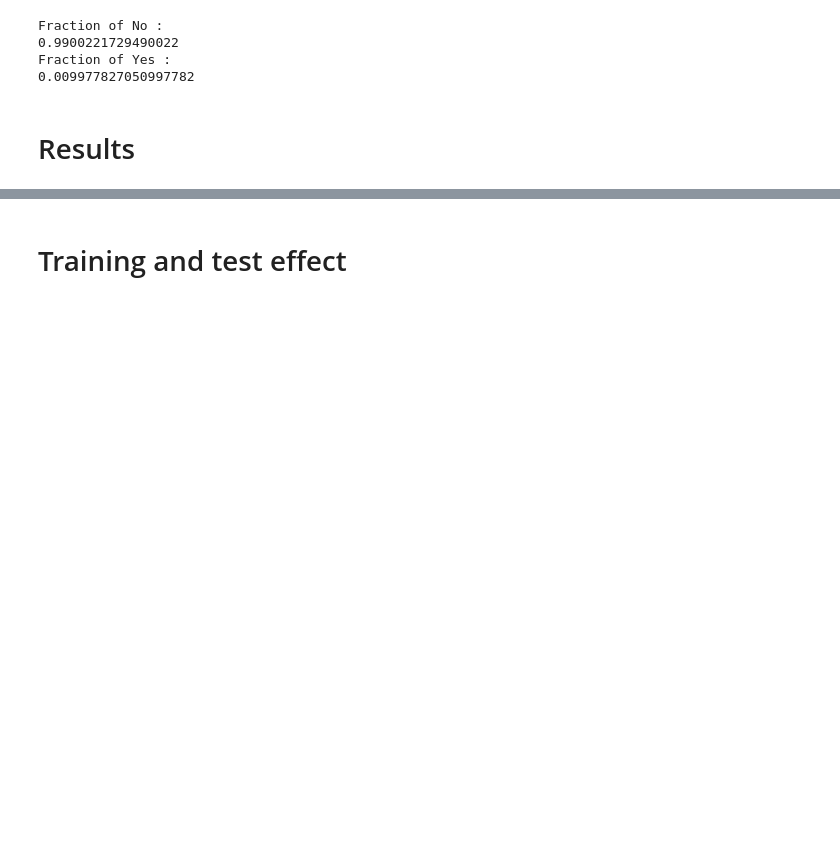
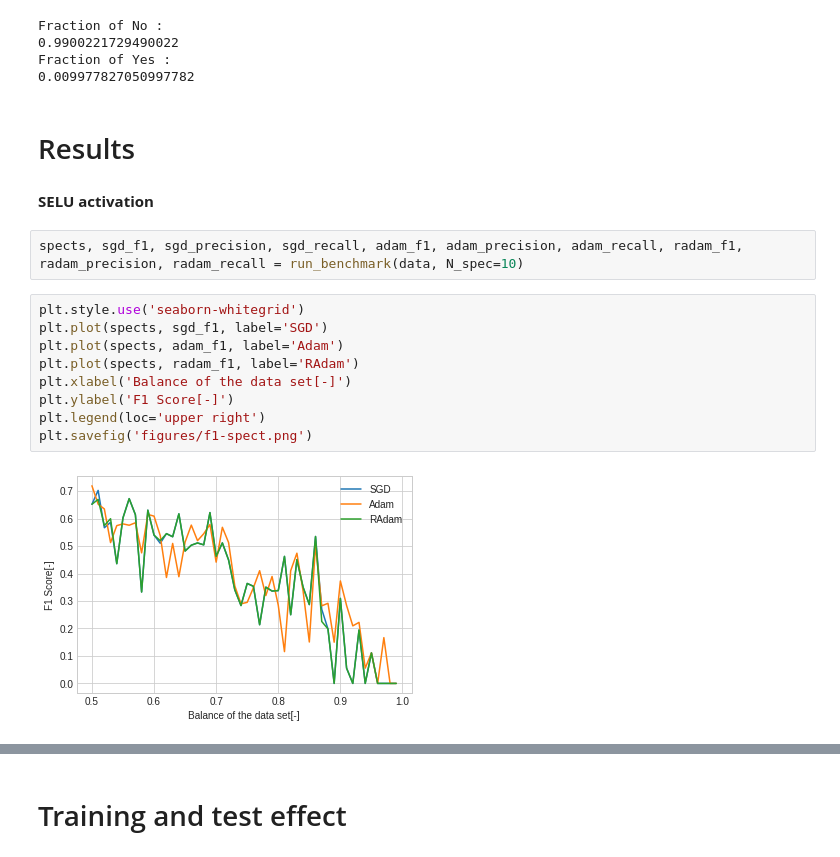
Before and after one commit to jalil-M/Opt-Project, a Jupyter notebook: project.ipynb, the cells around one changed output, grey strips where cells are left out. Saved outputs shown, nothing was run; the diff lists cells and outputs as text; blank space fills up the shorter version.

```diff
--- a/project.ipynb
+++ b/project.ipynb
@@ -88,5 +72,20 @@ Fraction of Yes :
 0.009977827050997782
 # %% [markdown]
 # Results
+# %% [markdown]
+**SELU activation**
+# %%
+spects, sgd_f1, sgd_precision, sgd_recall, adam_f1, adam_precision, adam_recall, radam_f1, radam_precision, radam_recall = run_benchmark(data, N_spec=10)
+# %%
+plt.style.use('seaborn-whitegrid')
+plt.plot(spects, sgd_f1, label='SGD')
+plt.plot(spects, adam_f1, label='Adam')
+plt.plot(spects, radam_f1, label='RAdam')
+plt.xlabel('Balance of the data set[-]')
+plt.ylabel('F1 Score[-]')
+plt.legend(loc='upper right')
+plt.savefig('figures/f1-spect.png')
+# %% [output]
+[figure, added]
 # %%
 plt.style.use('seaborn-whitegrid')
```
Also changed, not shown: parts of 17 cells of this notebook, 1 other file.
